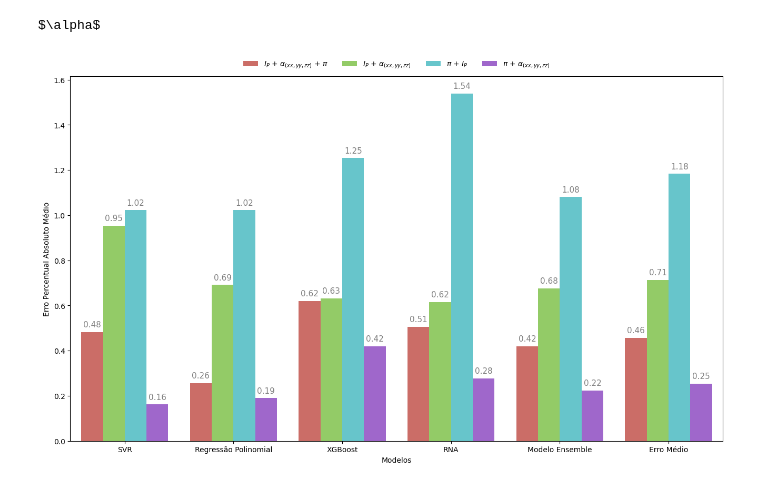
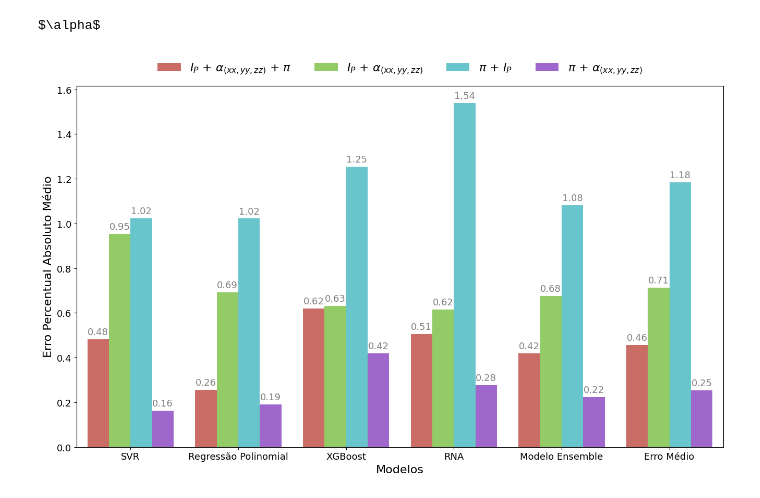
Before and after one commit to Miguilo/Master-Degree-Research, a Jupyter notebook: notebooks/Apolar Molecules/data_viz.ipynb, the cells around one changed output. Cells and saved outputs as stored; diff of their text form; code cells hidden in the pictures.

```diff
--- a/notebooks/Apolar Molecules/data_viz.ipynb
+++ b/notebooks/Apolar Molecules/data_viz.ipynb
@@ -403,6 +403,9 @@ print(r"$\alpha$")
 # %% [output]
 $\alpha$
 # %%
+dict_to_config = {
+    "fontsize":"xx-large"
+}
 create_fast_graph(df, "Test", partial=True, isotropy=False)
 # %% [output]
-[figure, old version]
+[figure, new version]
```
Also changed, not shown: parts of 3 cells of this notebook, 2 other files.
